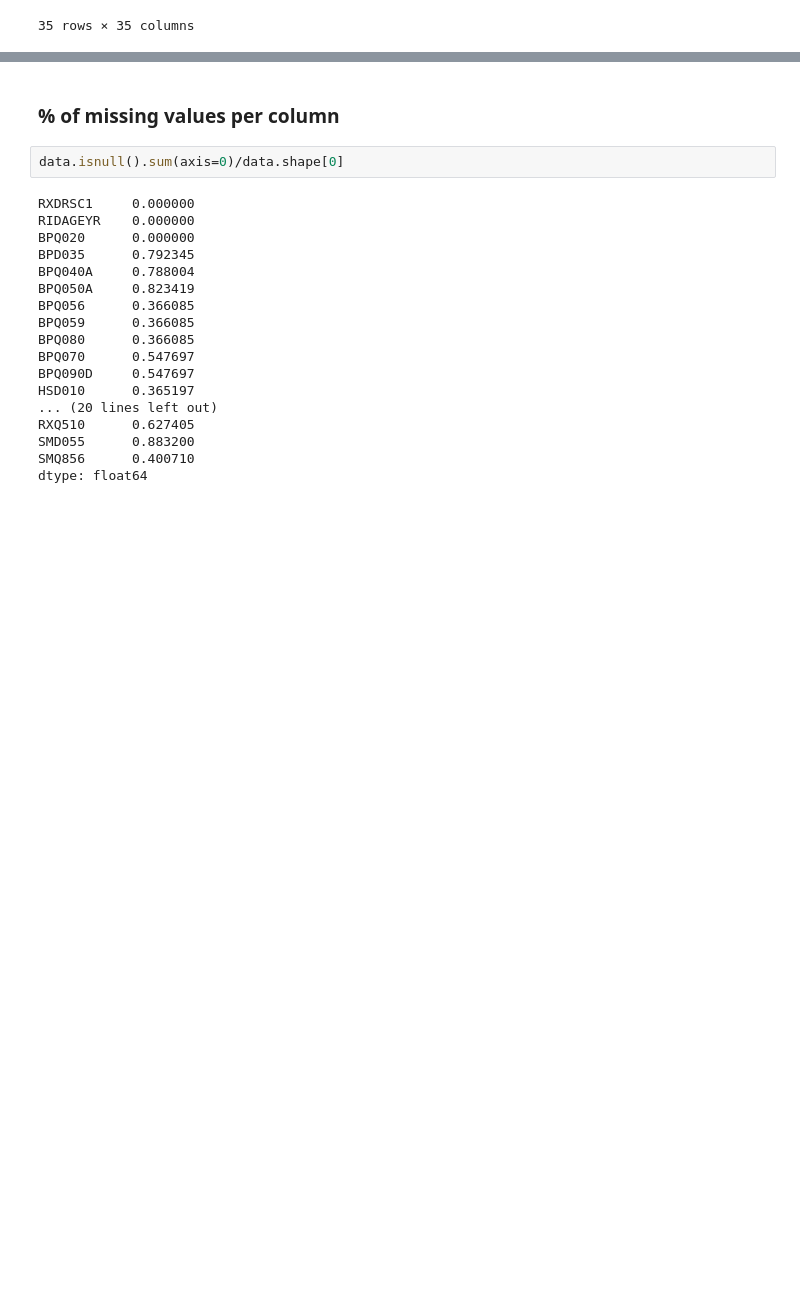
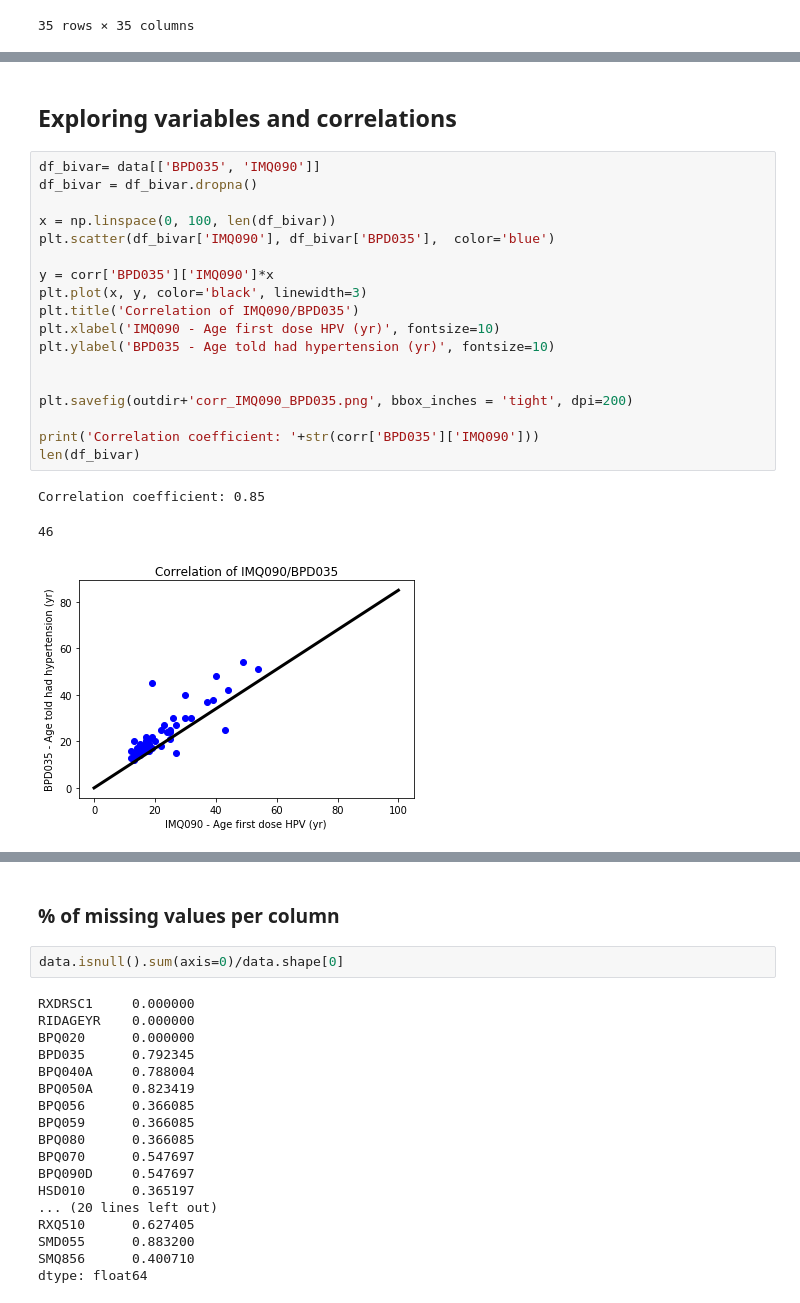
Before and after one commit to jleblond/NHANES_data_analytics, a Jupyter notebook: project_report_part2.ipynb, the cells around one changed output, grey strips where cells are left out. Saved outputs shown, nothing was run; the diff lists cells and outputs as text; blank space fills up the shorter version.

```diff
--- a/project_report_part2.ipynb
+++ b/project_report_part2.ipynb
@@ -199,0 +175,24 @@ plt.savefig(outdir+'corr_with_hypertension.png', bbox_inches = 'tight', dpi=300)
+# %% [markdown]
+## Exploring variables and correlations
+# %%
+df_bivar= data[['BPD035', 'IMQ090']]
+df_bivar = df_bivar.dropna()
+
+x = np.linspace(0, 100, len(df_bivar))
+plt.scatter(df_bivar['IMQ090'], df_bivar['BPD035'],  color='blue')
+
+y = corr['BPD035']['IMQ090']*x
+plt.plot(x, y, color='black', linewidth=3)
+plt.title('Correlation of IMQ090/BPD035')
+plt.xlabel('IMQ090 - Age first dose HPV (yr)', fontsize=10)
+plt.ylabel('BPD035 - Age told had hypertension (yr)', fontsize=10)
+
+
+plt.savefig(outdir+'corr_IMQ090_BPD035.png', bbox_inches = 'tight', dpi=200)
+
+print('Correlation coefficient: '+str(corr['BPD035']['IMQ090']))
+len(df_bivar)
+# %% [output]
+Correlation coefficient: 0.85
+46
+[figure, added]
```
Also changed, not shown: parts of 31 cells of this notebook, 8 other files.
